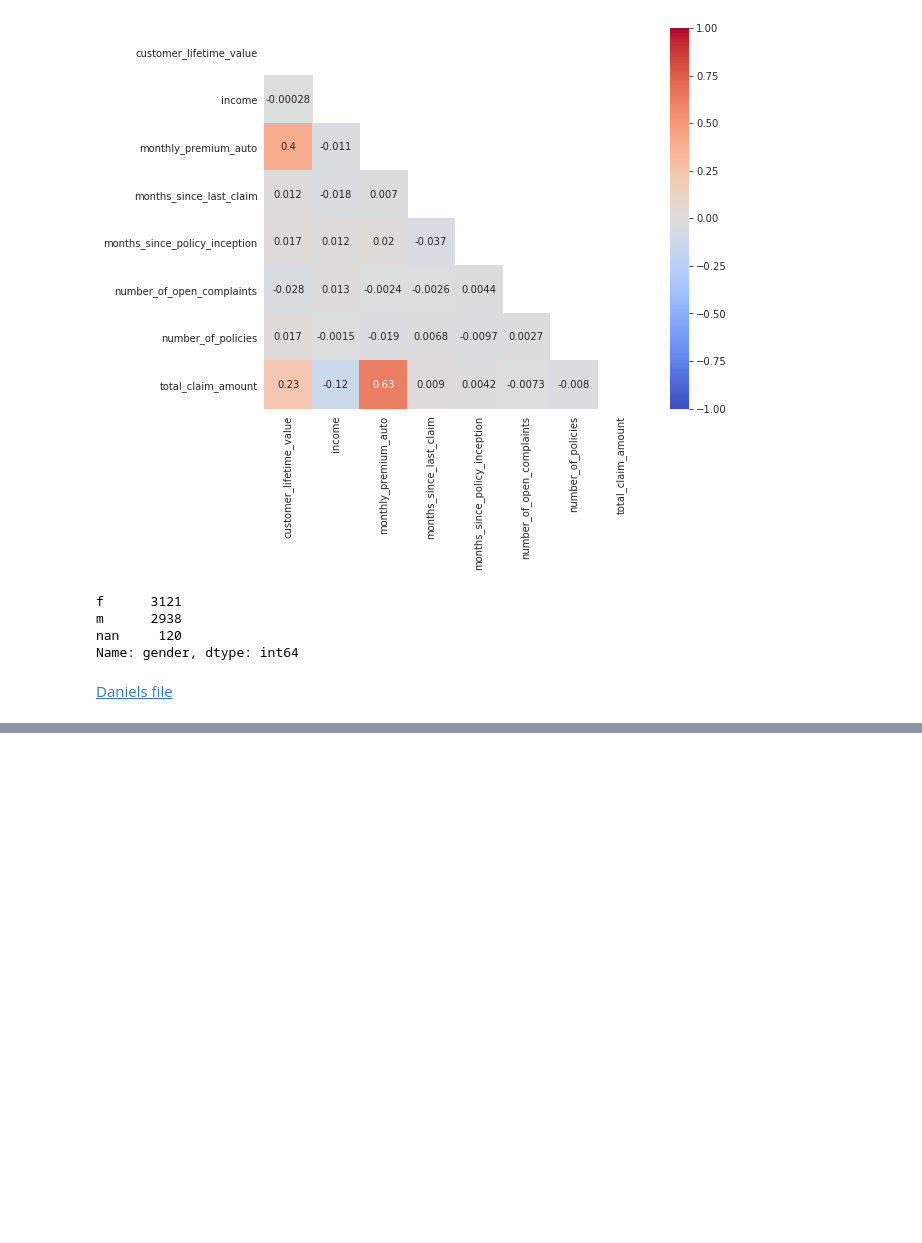
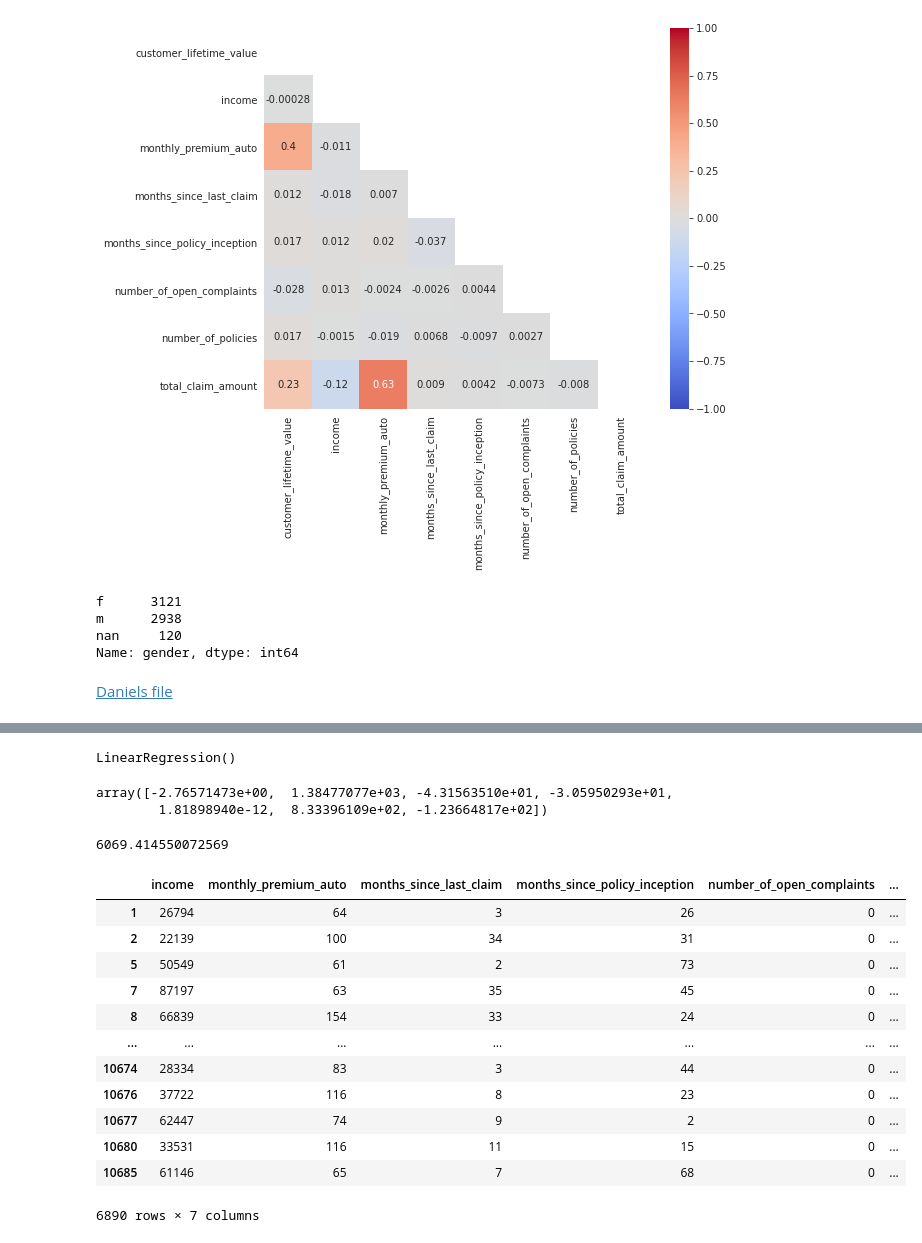
Before and after one commit to esSarah/IronRoth, a Jupyter notebook: Case Study/Customer_Analysis_Case_Study/GrandTheftAuto.ipynb, the cells around one changed output, grey strips where cells are left out. Drawn from its saved outputs; the diff is of its cells as text; code cells hidden in the pictures; blank space fills up the shorter version.

```diff
--- a/Case Study/Customer_Analysis_Case_Study/GrandTheftAuto.ipynb
+++ b/Case Study/Customer_Analysis_Case_Study/GrandTheftAuto.ipynb
@@ -1220,0 +1214,3 @@ x
+# %%
+X=nelsons_numbers.drop('customer_lifetime_value', axis=1)
+y=nelsons_numbers['customer_lifetime_value']
@@ -1220,0 +1233,14 @@ x
+# %%
+model=LinearRegression()    # model
+model.fit(X_train_scaled, y_train)   # model train
+# %% [output]
+LinearRegression()
+# %%
+model.coef_
+# %% [output]
+array([-2.76571473e+00,  1.38477077e+03, -4.31563510e+01, -3.05950293e+01,
+        1.81898940e-12,  8.33396109e+02, -1.23664817e+02])
+# %%
+model.intercept_
+# %% [output]
+6069.414550072569
@@ -1220,0 +1251,16 @@ x
+# %%
+X
+# %% [output]
+|  | income | monthly_premium_auto | months_since_last_claim | months_since_policy_inception | number_of_open_complaints | ... |
+| 1 | 26794 | 64 | 3 | 26 | 0 | ... |
+| 2 | 22139 | 100 | 34 | 31 | 0 | ... |
+| 5 | 50549 | 61 | 2 | 73 | 0 | ... |
+| 7 | 87197 | 63 | 35 | 45 | 0 | ... |
+| 8 | 66839 | 154 | 33 | 24 | 0 | ... |
+| ... | ... | ... | ... | ... | ... | ... |
+| 10674 | 28334 | 83 | 3 | 44 | 0 | ... |
+| 10676 | 37722 | 116 | 8 | 23 | 0 | ... |
+| 10677 | 62447 | 74 | 9 | 2 | 0 | ... |
+| 10680 | 33531 | 116 | 11 | 15 | 0 | ... |
+| 10685 | 61146 | 65 | 7 | 68 | 0 | ... |
+6890 rows × 7 columns
```
Also changed, not shown: parts of 30 cells of this notebook.
